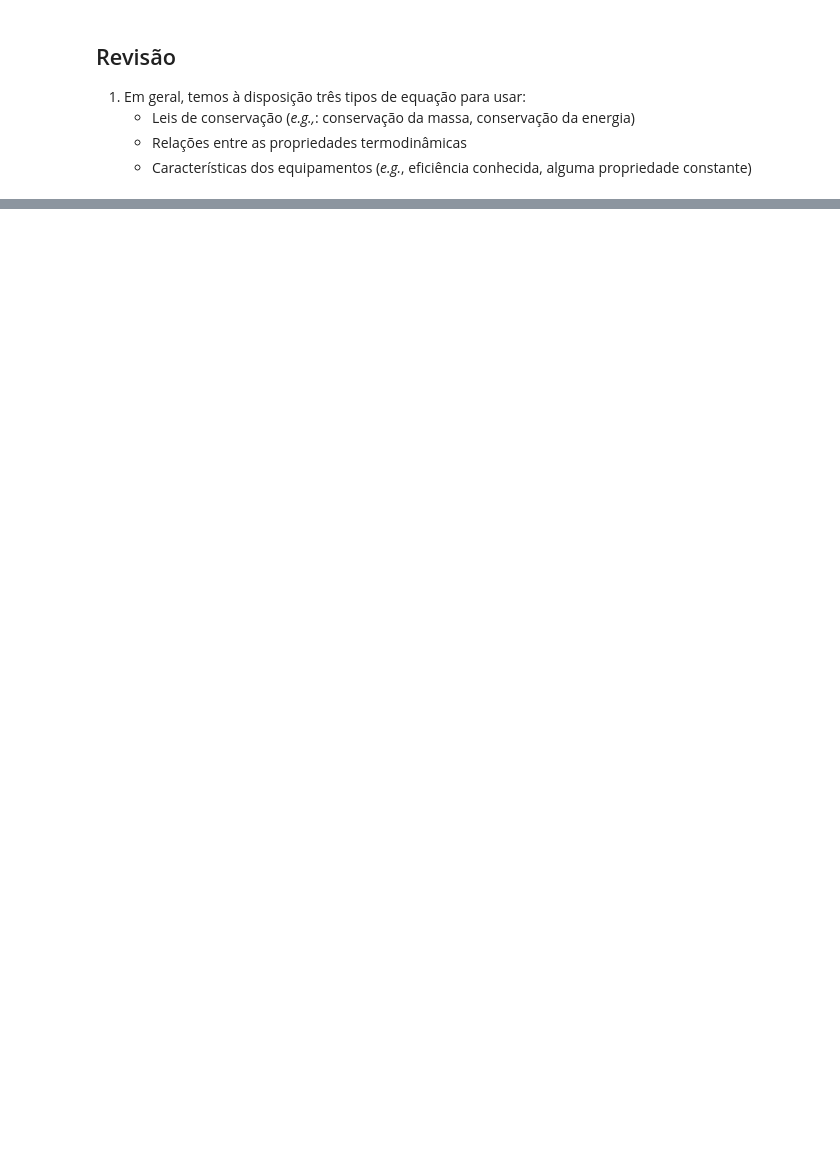
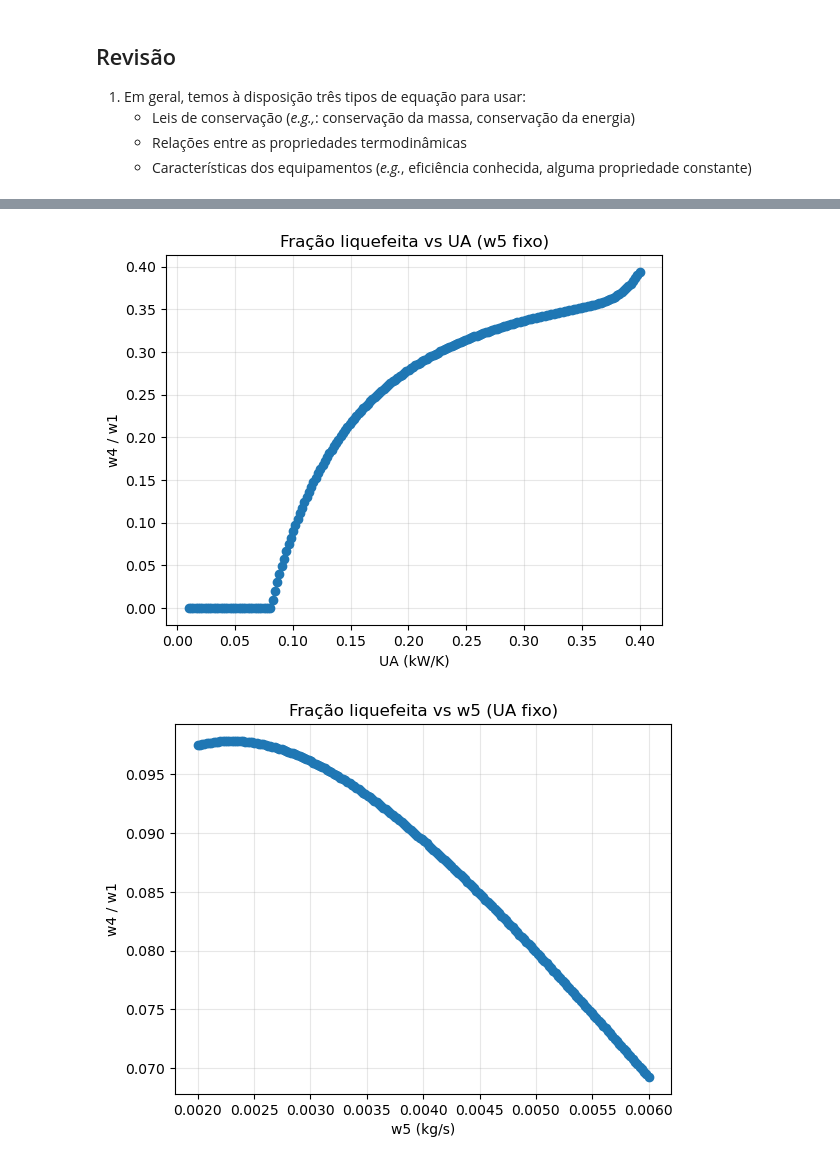
Before and after one commit to Prof-Magnani/sistemas-termicos, a Jupyter notebook: notebooks/ne-planta-helio.ipynb, the cells around one changed output, grey strips where cells are left out. Saved outputs shown, nothing was run; the diff lists cells and outputs as text; code cells hidden in the pictures; blank space fills up the shorter version.

```diff
--- a/notebooks/ne-planta-helio.ipynb
+++ b/notebooks/ne-planta-helio.ipynb
@@ -225,0 +304,51 @@ res = [ 0.00000000e+00  0.00000000e+00  1.66533454e-15  0.00000000e+00
+# %%
+# Funções BÁSICAS de varredura (um parâmetro por vez)
+# PRÉ-REQ: já existirem x0, lb, ub, solve_box(...), sistema_residuos(x, p) e p_base
+# Ordem de p: [UA, w1, w5, h1, h4, h5, h6, T1, T6, cp_100, cp_2000]
+
+import numpy as np
+import matplotlib.pyplot as plt
+
+def varre_UA(p_base, UA_min=0.1, UA_max=0.60, N=200):
+    UA_vals = np.linspace(UA_min, UA_max, N)
+    frac    = np.empty(N, dtype=float)   # w4/w1
+    for i in range(N):
+        p_i = p_base.copy()
+        p_i[0] = UA_vals[i]              # UA
+        fun = lambda z, p=p_i: sistema_residuos(z, p)
+        x_sol, _ = solve_box(fun, x0, lb, ub, echo=False)
+        frac[i] = x_sol[0] / p_i[1]      # w4 / w1 (w1 = p_i[1])
+    return UA_vals, frac
+
+def varre_w5(p_base, w5_min=0.002, w5_max=0.006, N=200):
+    w5_vals = np.linspace(w5_min, w5_max, N)
+    frac    = np.empty(N, dtype=float)   # w4/w1
+    for i in range(N):
+        p_i = p_base.copy()
+        p_i[2] = w5_vals[i]              # w5
+        fun = lambda z, p=p_i: sistema_residuos(z, p)
+        x_sol, _ = solve_box(fun, x0, lb, ub, echo=False)
+        frac[i] = x_sol[0] / p_i[1]      # w4 / w1
+    return w5_vals, frac
+
+# ---- Exemplos de uso (gera 2 gráficos simples) ----
+UA_vals, frac_UA = varre_UA(p_base, UA_min=0.01, UA_max=0.4, N=200)
+plt.figure()
+plt.plot(UA_vals, frac_UA, "o-")
+plt.xlabel("UA (kW/K)")
+plt.ylabel("w4 / w1")
+plt.title("Fração liquefeita vs UA (w5 fixo)")
+plt.grid(True, alpha=0.3)
+plt.show()
+
+w5_vals, frac_w5 = varre_w5(p_base, w5_min=0.002, w5_max=0.006, N=200)
+plt.figure()
+plt.plot(w5_vals, frac_w5, "o-")
+plt.xlabel("w5 (kg/s)")
+plt.ylabel("w4 / w1")
+plt.title("Fração liquefeita vs w5 (UA fixo)")
+plt.grid(True, alpha=0.3)
+plt.show()
+# %% [output]
+[figure, added]
+[figure, added]
```
Also changed, not shown: parts of 23 cells of this notebook.
